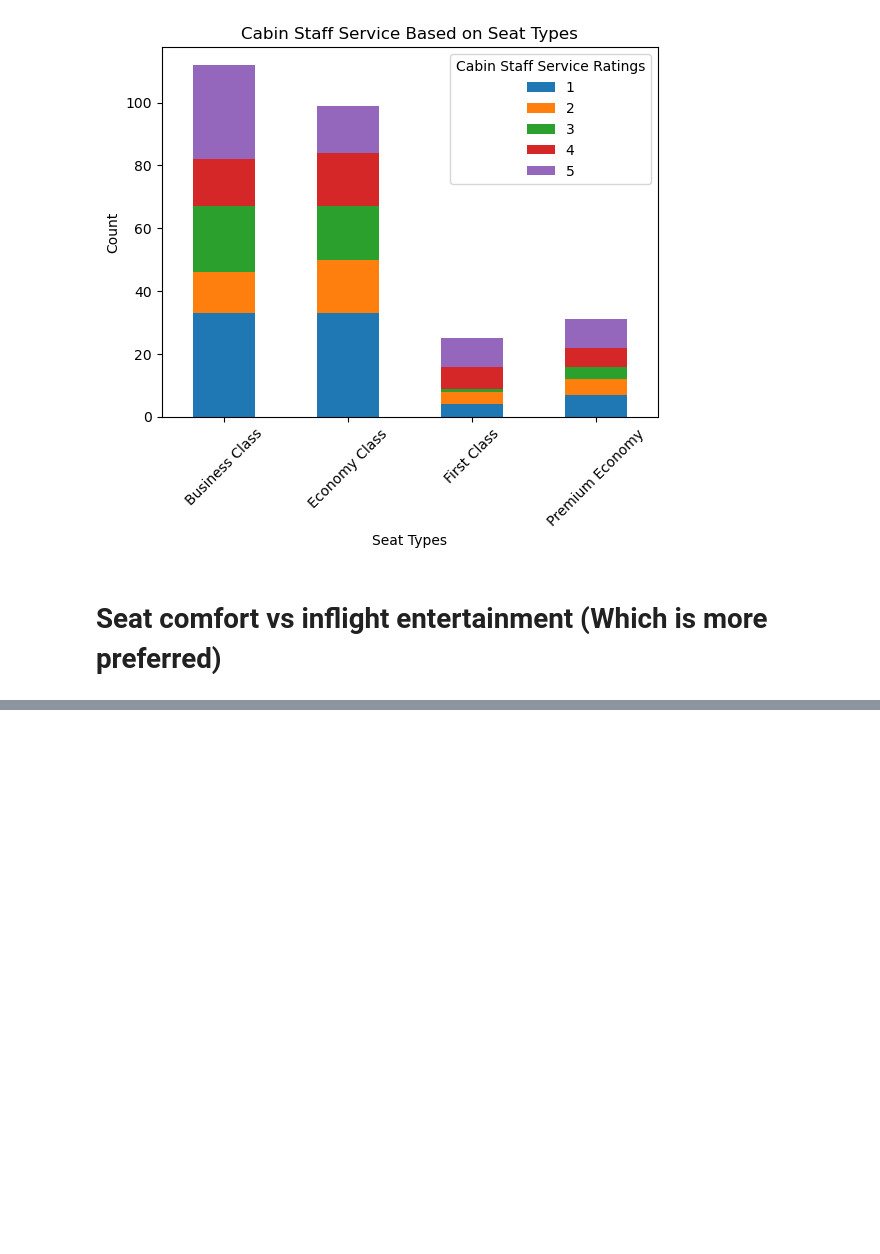
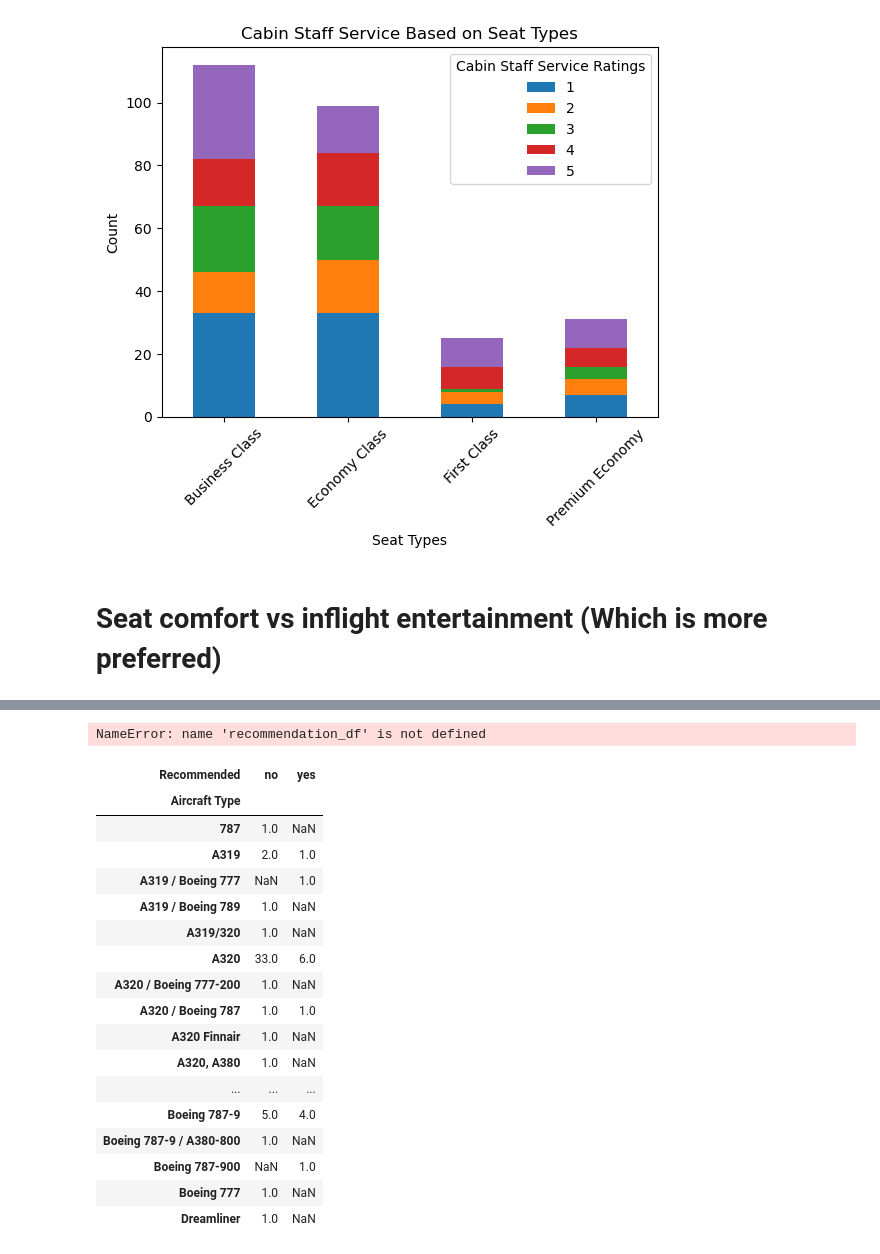
Before and after one commit to chonyeagoro/Project_3_Data_Engineering, a Jupyter notebook: Project_3_data_engineering.ipynb, the cells around one changed output, grey strips where cells are left out. Cells and saved outputs as stored; diff of their text form; code cells hidden in the pictures; blank space fills up the shorter version.

```diff
--- a/Project_3_data_engineering.ipynb
+++ b/Project_3_data_engineering.ipynb
@@ -288,0 +317,30 @@ AttributeError: 'DataFrameGroupBy' object has no attribute 'sort_values'
+# %%
+aircraft_recommendations = airlines_merged_df.groupby(['Aircraft Type'])['Food & Beverages'].value_counts().reset_index(name='Count')
+aircraft_recommendations= recommendation_df.groupby('Aircraft Type').agg({'Count': 'max'}).reset_index()
+recommendation_df['Recommendation'] = 'Yes'
+recommendation_df.loc[recommendation_df['Count'] < 3, 'Recommendation'] = 'No'
+recommendation_df
+# %% [output]
+NameError: name 'recommendation_df' is not defined
+# %%
+aircraft_recommendations = airlines_merged_df.groupby(['Aircraft Type', 'Recommended']).size().unstack()
+aircraft_recommendations
+# %% [output]
+| Recommended | no | yes |
+| Aircraft Type |  |  |
+| 787 | 1.0 | NaN |
+| A319 | 2.0 | 1.0 |
+| A319 / Boeing 777 | NaN | 1.0 |
+| A319 / Boeing 789 | 1.0 | NaN |
+| A319/320 | 1.0 | NaN |
+| A320 | 33.0 | 6.0 |
+| A320 / Boeing 777-200 | 1.0 | NaN |
+| A320 / Boeing 787 | 1.0 | 1.0 |
+| A320 Finnair | 1.0 | NaN |
+| A320, A380 | 1.0 | NaN |
+| ... | ... | ... |
+| Boeing 787-9 | 5.0 | 4.0 |
+| Boeing 787-9 / A380-800 | 1.0 | NaN |
+| Boeing 787-900 | NaN | 1.0 |
+| Boeing 777 | 1.0 | NaN |
+| Dreamliner | 1.0 | NaN |
```
Also changed, not shown: parts of 5 cells of this notebook.
